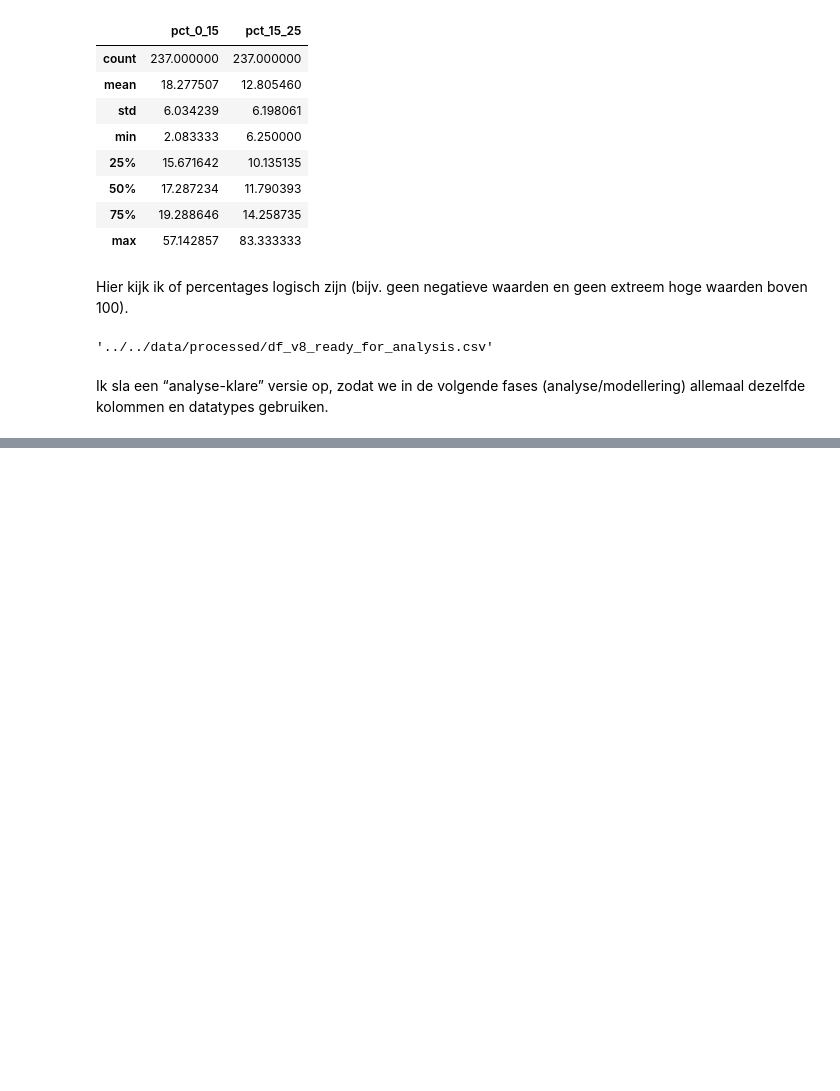
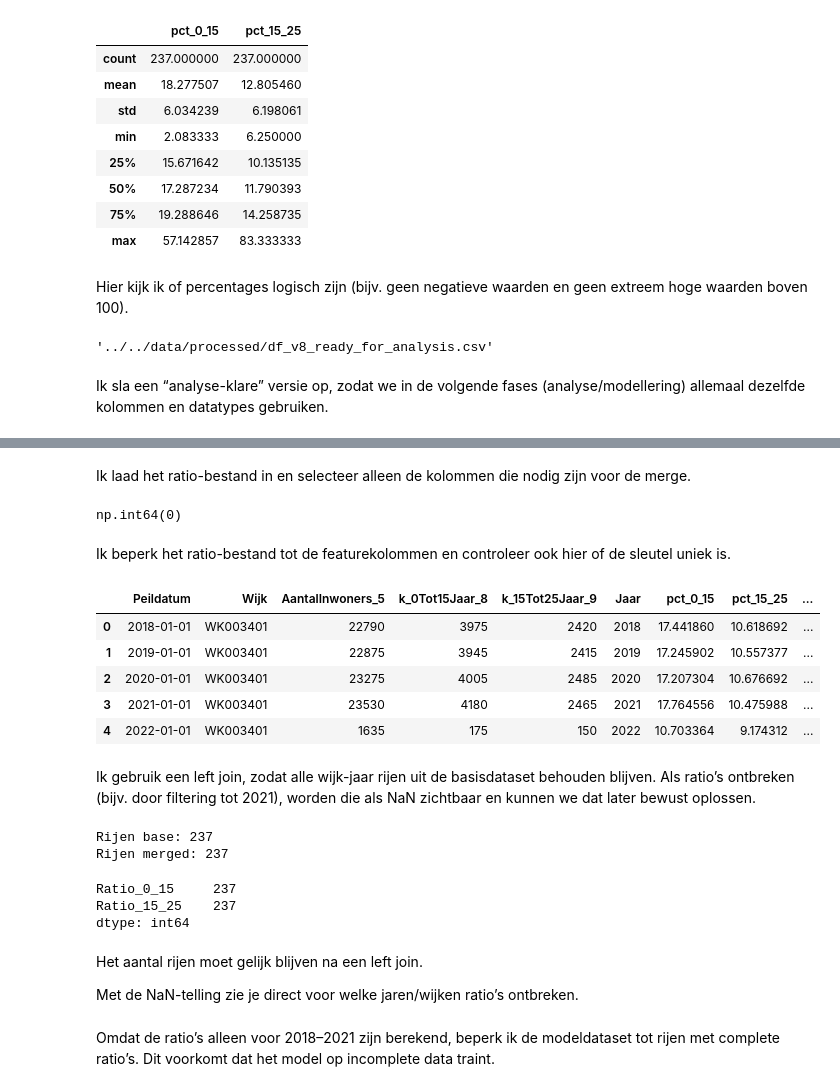
Before and after one commit to Ismael-991/almere-jeugd-voorspelling, a Jupyter notebook: notebooks/individual/Faysal_notebook.ipynb, the cells around one changed output, grey strips where cells are left out. Drawn from its saved outputs; the diff is of its cells as text; code cells hidden in the pictures; blank space fills up the shorter version.

Commit message:
Fase 3 Data Preparation

```diff
--- a/notebooks/individual/Faysal_notebook.ipynb
+++ b/notebooks/individual/Faysal_notebook.ipynb
@@ -166,0 +265,8 @@ Ik sla een “analyse-klare” versie op, zodat we in de volgende fases (analyse
+# %%
+import pandas as pd
+from pathlib import Path
+
+base_path = Path("../../data/processed/df_v8_ready_for_analysis.csv")
+df_base = pd.read_csv(base_path)
+
+df_base.head()
@@ -166,0 +288,5 @@ Ik sla een “analyse-klare” versie op, zodat we in de volgende fases (analyse
+# %%
+ratio_path = Path("../../data/processed/df_v10_ratio_temp.csv")
+df_ratio = pd.read_csv(ratio_path)
+
+df_ratio[["Wijk", "Jaar", "Ratio_0_15", "Ratio_15_25"]].head()
@@ -166,0 +300,38 @@ Ik sla een “analyse-klare” versie op, zodat we in de volgende fases (analyse
+# %% [markdown]
+Ik laad het ratio-bestand in en selecteer alleen de kolommen die nodig zijn voor de merge.
+# %%
+df_ratio = df_ratio[["Wijk", "Jaar", "Ratio_0_15", "Ratio_15_25"]].copy()
+
+df_ratio.duplicated(subset=["Wijk", "Jaar"]).sum()
+# %% [output]
+np.int64(0)
+# %% [markdown]
+Ik beperk het ratio-bestand tot de featurekolommen en controleer ook hier of de sleutel uniek is.
+# %%
+df_merged = df_base.merge(df_ratio, on=["Wijk", "Jaar"], how="left")
+
+df_merged.head()
+# %% [output]
+|  | Peildatum | Wijk | AantalInwoners_5 | k_0Tot15Jaar_8 | k_15Tot25Jaar_9 | Jaar | pct_0_15 | pct_15_25 | ... |
+| 0 | 2018-01-01 | WK003401 | 22790 | 3975 | 2420 | 2018 | 17.441860 | 10.618692 | ... |
+| 1 | 2019-01-01 | WK003401 | 22875 | 3945 | 2415 | 2019 | 17.245902 | 10.557377 | ... |
+| 2 | 2020-01-01 | WK003401 | 23275 | 4005 | 2485 | 2020 | 17.207304 | 10.676692 | ... |
+| 3 | 2021-01-01 | WK003401 | 23530 | 4180 | 2465 | 2021 | 17.764556 | 10.475988 | ... |
+| 4 | 2022-01-01 | WK003401 | 1635 | 175 | 150 | 2022 | 10.703364 | 9.174312 | ... |
+# %% [markdown]
+Ik gebruik een left join, zodat alle wijk-jaar rijen uit de basisdataset behouden blijven. Als ratio’s ontbreken (bijv. door filtering tot 2021), worden die als NaN zichtbaar en kunnen we dat later bewust oplossen.
+# %%
+print("Rijen base:", len(df_base))
+print("Rijen merged:", len(df_merged))
+
+df_merged[["Ratio_0_15", "Ratio_15_25"]].isna().sum()
+# %% [output]
+Rijen base: 237
+Rijen merged: 237
+Ratio_0_15     237
+Ratio_15_25    237
+dtype: int64
+# %% [markdown]
+Het aantal rijen moet gelijk blijven na een left join.
+
+Met de NaN-telling zie je direct voor welke jaren/wijken ratio’s ontbreken.
@@ -166,0 +340,2 @@ Ik sla een “analyse-klare” versie op, zodat we in de volgende fases (analyse
+# %% [markdown]
+Omdat de ratio’s alleen voor 2018–2021 zijn berekend, beperk ik de modeldataset tot rijen met complete ratio’s. Dit voorkomt dat het model op incomplete data traint.
```
Also changed, not shown: parts of 22 cells of this notebook, 1 other file.
